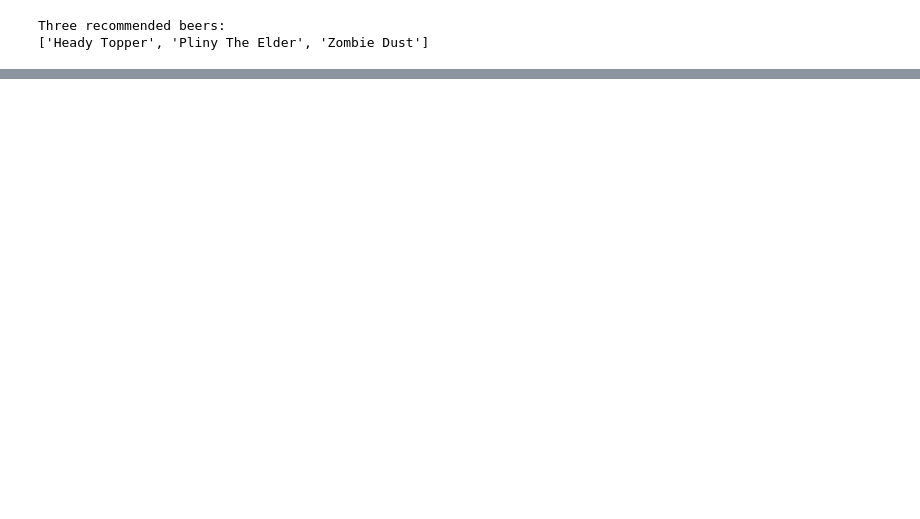
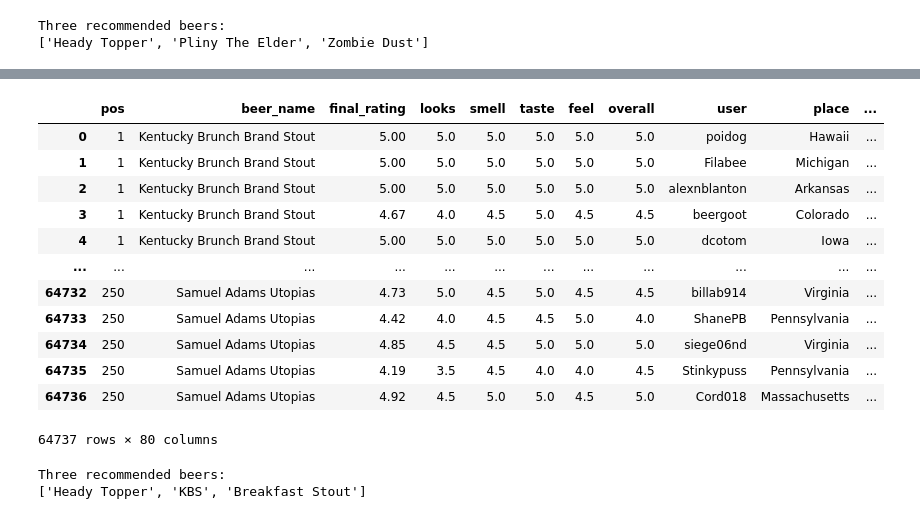
Before and after one commit to pratyush335/Beer_Recommendation_Engine, a Jupyter notebook: Code.ipynb, the cells around one changed output, grey strips where cells are left out. Drawn from its saved outputs; the diff is of its cells as text; code cells hidden in the pictures; blank space fills up the shorter version.

```diff
--- a/Code.ipynb
+++ b/Code.ipynb
@@ -416,0 +413,25 @@ Evaluating similarity betwwen review of Abraxas - Barrel-Aged by Shogun250 for m
+# %%
+beer_reviews['Ssimilarity'] = beer_reviews['malty_SSimilarity'] * beer_reviews['silky_SSimilarity'] * beer_reviews['balanced_SSimilarity']
+beer_reviews['Sffinal_score'] = beer_reviews['Ssimilarity'] * beer_reviews['sentiment']
+beer_reviews
+# %% [output]
+|  | pos | beer_name | final_rating | looks | smell | taste | feel | overall | user | place | ... |
+| 0 | 1 | Kentucky Brunch Brand Stout | 5.00 | 5.0 | 5.0 | 5.0 | 5.0 | 5.0 | poidog | Hawaii | ... |
+| 1 | 1 | Kentucky Brunch Brand Stout | 5.00 | 5.0 | 5.0 | 5.0 | 5.0 | 5.0 | Filabee | Michigan | ... |
+| 2 | 1 | Kentucky Brunch Brand Stout | 5.00 | 5.0 | 5.0 | 5.0 | 5.0 | 5.0 | alexnblanton | Arkansas | ... |
+| 3 | 1 | Kentucky Brunch Brand Stout | 4.67 | 4.0 | 4.5 | 5.0 | 4.5 | 4.5 | beergoot | Colorado | ... |
+| 4 | 1 | Kentucky Brunch Brand Stout | 5.00 | 5.0 | 5.0 | 5.0 | 5.0 | 5.0 | dcotom | Iowa | ... |
+| ... | ... | ... | ... | ... | ... | ... | ... | ... | ... | ... | ... |
+| 64732 | 250 | Samuel Adams Utopias | 4.73 | 5.0 | 4.5 | 5.0 | 4.5 | 4.5 | billab914 | Virginia | ... |
+| 64733 | 250 | Samuel Adams Utopias | 4.42 | 4.0 | 4.5 | 4.5 | 5.0 | 4.0 | ShanePB | Pennsylvania | ... |
+| 64734 | 250 | Samuel Adams Utopias | 4.85 | 4.5 | 4.5 | 5.0 | 5.0 | 5.0 | siege06nd | Virginia | ... |
+| 64735 | 250 | Samuel Adams Utopias | 4.19 | 3.5 | 4.5 | 4.0 | 4.0 | 4.5 | Stinkypuss | Pennsylvania | ... |
+| 64736 | 250 | Samuel Adams Utopias | 4.92 | 4.5 | 5.0 | 5.0 | 4.5 | 5.0 | Cord018 | Massachusetts | ... |
+64737 rows × 80 columns
+# %%
+recommendations = list(beer_reviews.loc[beer_reviews['Sffinal_score'] > 0]['beer_name'].value_counts()[:3].index)
+print('Three recommended beers:')
+print(recommendations)
+# %% [output]
+Three recommended beers:
+['Heady Topper', 'KBS', 'Breakfast Stout']
```
Also changed, not shown: parts of 4 cells of this notebook.
